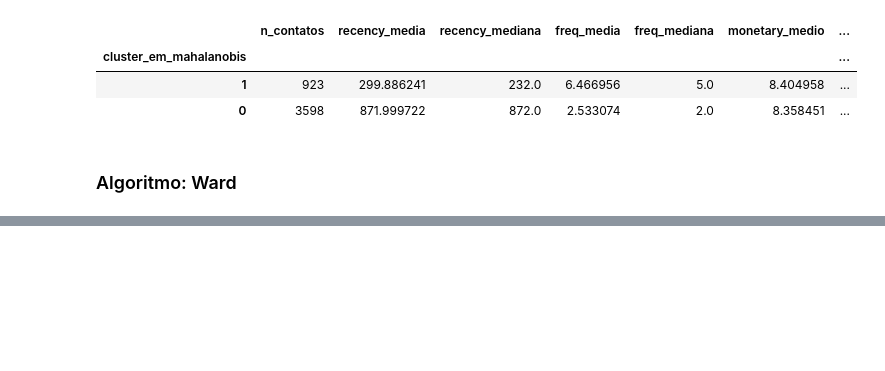
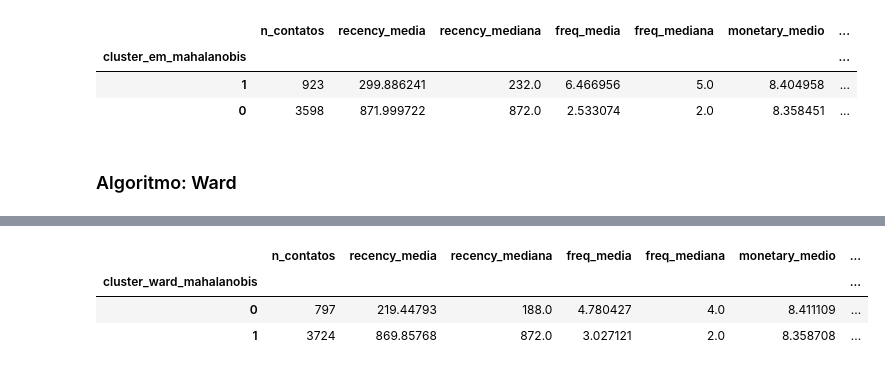
Before and after one commit to JaneOliveira/clustering-client-segmentation-tcc, a Jupyter notebook: notebooks/ExperimentoDatasetBankMarketing.ipynb, the cells around one changed output, grey strips where cells are left out. Cells and saved outputs as stored; diff of their text form; code cells hidden in the pictures; blank space fills up the shorter version.

```diff
--- a/notebooks/ExperimentoDatasetBankMarketing.ipynb
+++ b/notebooks/ExperimentoDatasetBankMarketing.ipynb
@@ -1317,0 +1474,40 @@ ward_euc.plot_dendrogram(truncate_mode='lastp', p=20)
+# %%
+cluster_profile_ward_mahalanobis = (
+    rfm_ward
+    .groupby(f"cluster_ward_mahalanobis")
+    .agg(
+        n_contatos=("Recency", "size"),              # quantidade de linhas/contatos no cluster
+        recency_media=("Recency", "mean"),
+        recency_mediana=("Recency", "median"),
+        freq_media=("Frequency", "mean"),
+        freq_mediana=("Frequency", "median"),
+        monetary_medio=("M_balance", "mean"),
+        monetary_mediana=("M_balance", "median"),
+        potencial_total=("M_balance", "sum"),          # soma do "M" do cluster
+        taxa_conversao=("y", "mean"),          # proporção de y=1
+        taxa_housing=("housing", "mean"), # proporção de clientes com housing=1
+        idade_media=("age", "mean"),
+        idade_mediana=("age", "median"),
+        taxa_casados=("marital", lambda x: (x == "married").mean()),
+        taxa_unicos=("marital", lambda x: (x == "single").mean()),
+        taxa_ensino_superior=("education", lambda x: (x.isin(["tertiary", "university"])).mean())
+    )
+    .sort_values("monetary_medio", ascending=False)
+)
+
+cluster_profile_ward_mahalanobis["perc_contatos"] = (
+    cluster_profile_ward_mahalanobis["n_contatos"]
+    / cluster_profile_ward_mahalanobis["n_contatos"].sum()
+)
+
+cluster_profile_ward_mahalanobis["perc_potencial"] = (
+    cluster_profile_ward_mahalanobis["potencial_total"]
+    / cluster_profile_ward_mahalanobis["potencial_total"].sum()
+)
+
+cluster_profile_ward_mahalanobis
+# %% [output]
+|  | n_contatos | recency_media | recency_mediana | freq_media | freq_mediana | monetary_medio | ... |
+| cluster_ward_mahalanobis |  |  |  |  |  |  | ... |
+| 0 | 797 | 219.44793 | 188.0 | 4.780427 | 4.0 | 8.411109 | ... |
+| 1 | 3724 | 869.85768 | 872.0 | 3.027121 | 2.0 | 8.358708 | ... |
```
Also changed, not shown: parts of 14 cells of this notebook.
